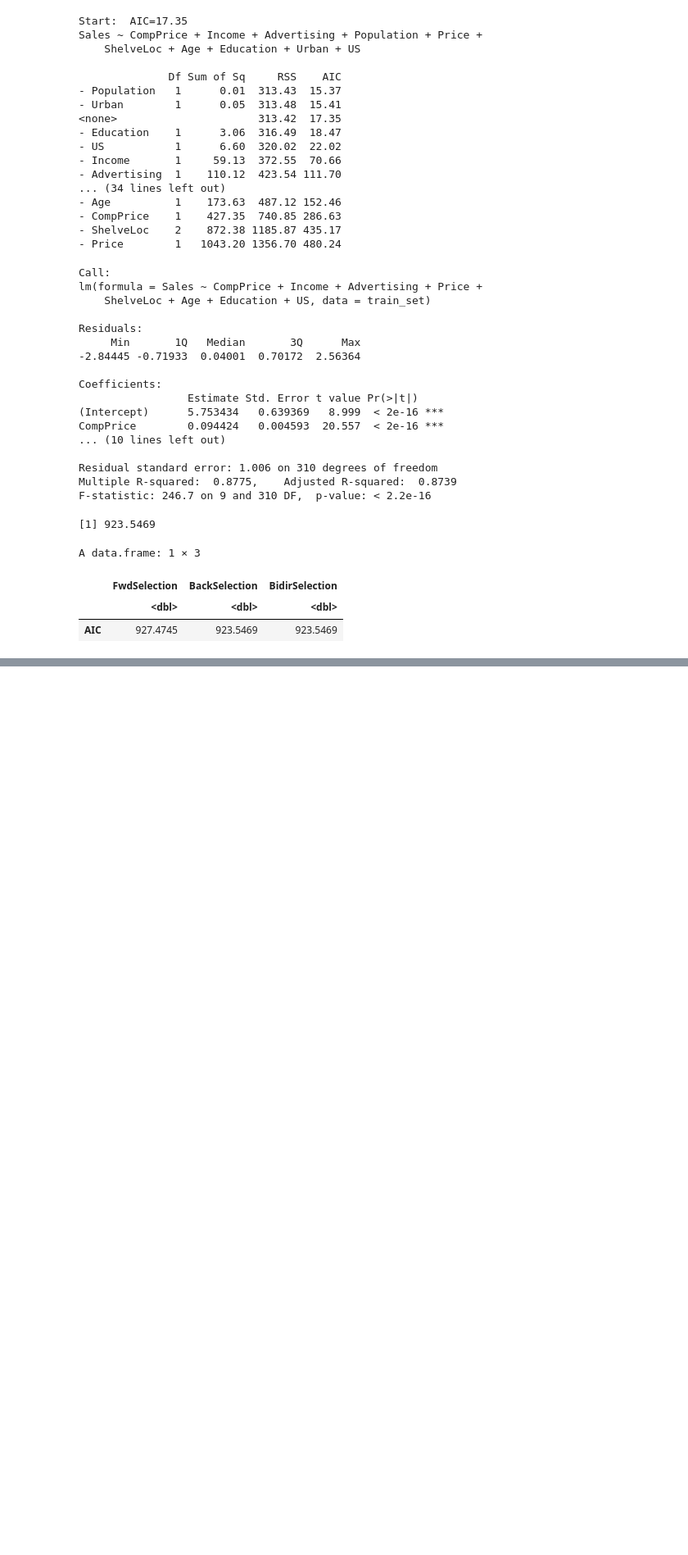
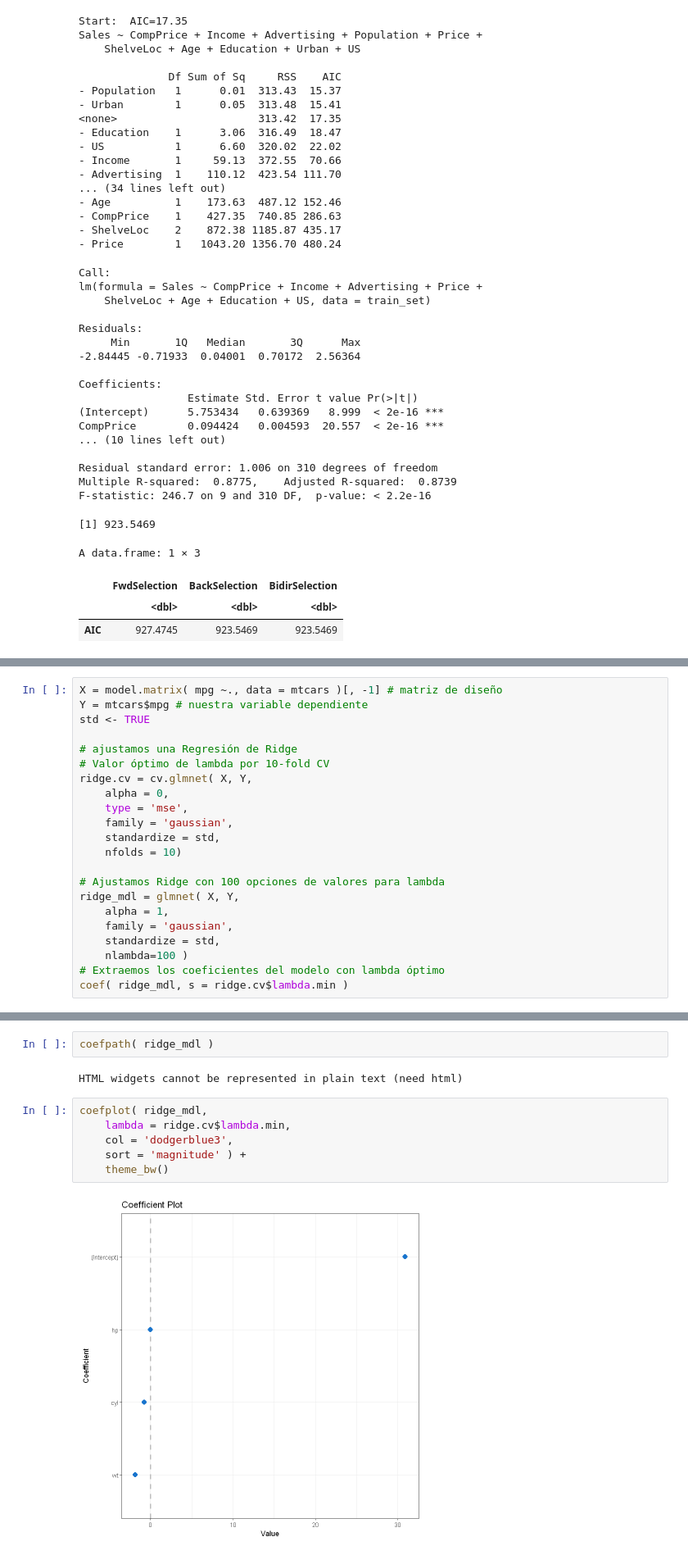
Before and after one commit to ferdcoz/mcd-reg-adv, a Jupyter notebook: clase3/RA_T_C3.ipynb, the cells around one changed output, grey strips where cells are left out. Shown at 82% size. Saved outputs shown, nothing was run; the diff lists cells and outputs as text; blank space fills up the shorter version.

```diff
--- a/clase3/RA_T_C3.ipynb
+++ b/clase3/RA_T_C3.ipynb
@@ -251,0 +407,22 @@ A data.frame: 1 × 3
+# %%
+X = model.matrix( mpg ~., data = mtcars )[, -1] # matriz de diseño
+Y = mtcars$mpg # nuestra variable dependiente
+std <- TRUE
+
+# ajustamos una Regresión de Ridge
+# Valor óptimo de lambda por 10-fold CV
+ridge.cv = cv.glmnet( X, Y,
+    alpha = 0,
+    type = 'mse',
+    family = 'gaussian',
+    standardize = std,
+    nfolds = 10)
+
+# Ajustamos Ridge con 100 opciones de valores para lambda
+ridge_mdl = glmnet( X, Y,
+    alpha = 1,
+    family = 'gaussian',
+    standardize = std,
+    nlambda=100 )
+# Extraemos los coeficientes del modelo con lambda óptimo
+coef( ridge_mdl, s = ridge.cv$lambda.min )
@@ -251,0 +443,12 @@ A data.frame: 1 × 3
+# %%
+coefpath( ridge_mdl )
+# %% [output]
+HTML widgets cannot be represented in plain text (need html)
+# %%
+coefplot( ridge_mdl,
+    lambda = ridge.cv$lambda.min,
+    col = 'dodgerblue3',
+    sort = 'magnitude' ) +
+    theme_bw()
+# %% [output]
+[figure, added]
```
Also changed, not shown: parts of 18 cells of this notebook, 1 other file.
